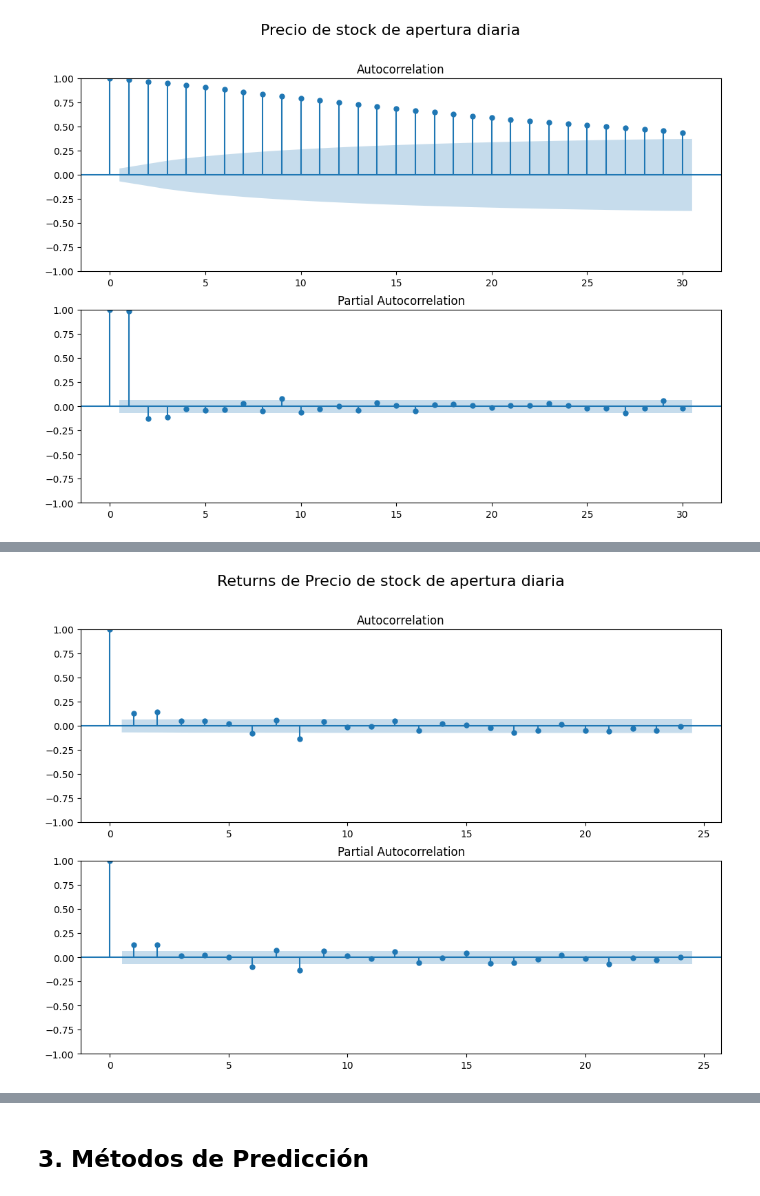
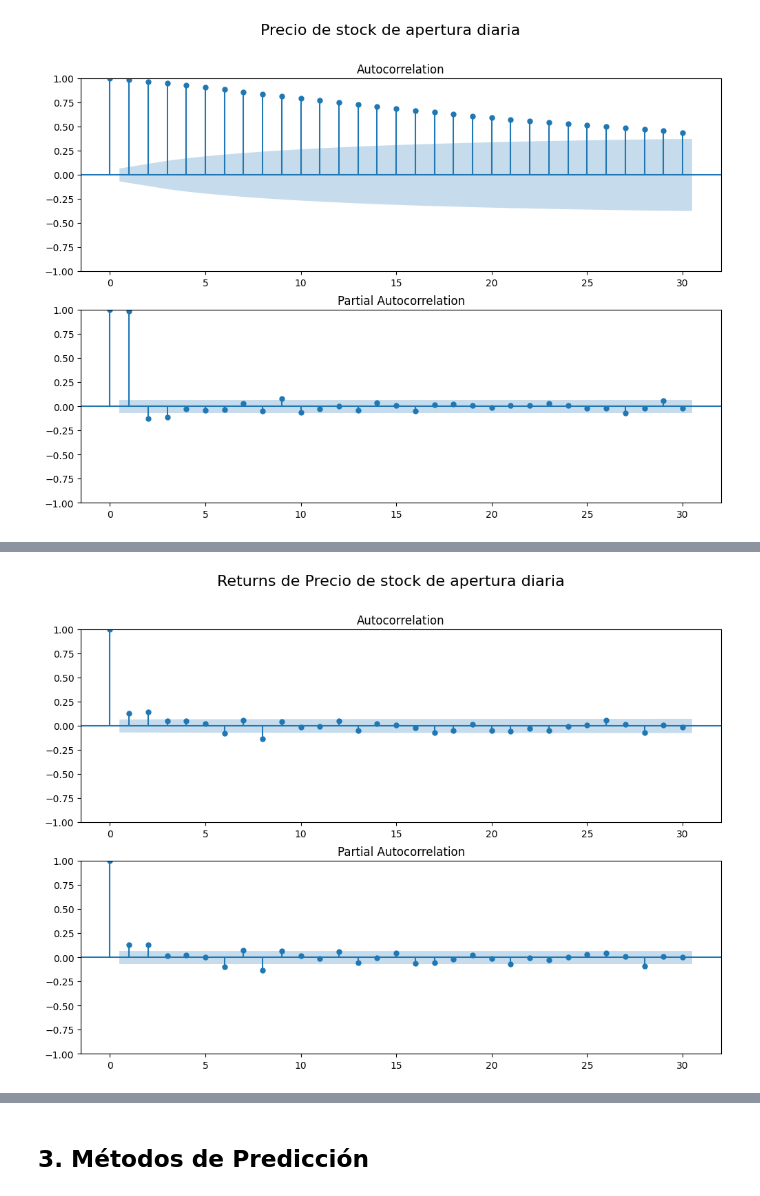
Before and after one commit to AlejandroPqLz/StockPrediction, a Jupyter notebook: code/DCDC_PrácticaFinal_Predicción de Stock.ipynb, the cells around one changed output, grey strips where cells are left out. Saved outputs shown, nothing was run; the diff lists cells and outputs as text; code cells hidden in the pictures.

```diff
--- a/code/DCDC_PrácticaFinal_Predicción de Stock.ipynb
+++ b/code/DCDC_PrácticaFinal_Predicción de Stock.ipynb
@@ -357,6 +359,6 @@ plot_acf_pacf(euro_open.Open,lags=30, title='Precio de stock de apertura diaria'
 # %%
 # Análisis de la autocorrelación del retorno pasajeros mensuales
 # =====================================================================
-plot_acf_pacf(euro_open.Returns[1:],lags=24, title='Returns de Precio de stock de apertura diaria')
+plot_acf_pacf(euro_open.Returns[1:],lags=30, title='Returns de Precio de stock de apertura diaria')
 # %% [output]
-[figure, old version]
+[figure, new version]
```
Also changed, not shown: parts of 9 cells of this notebook.
